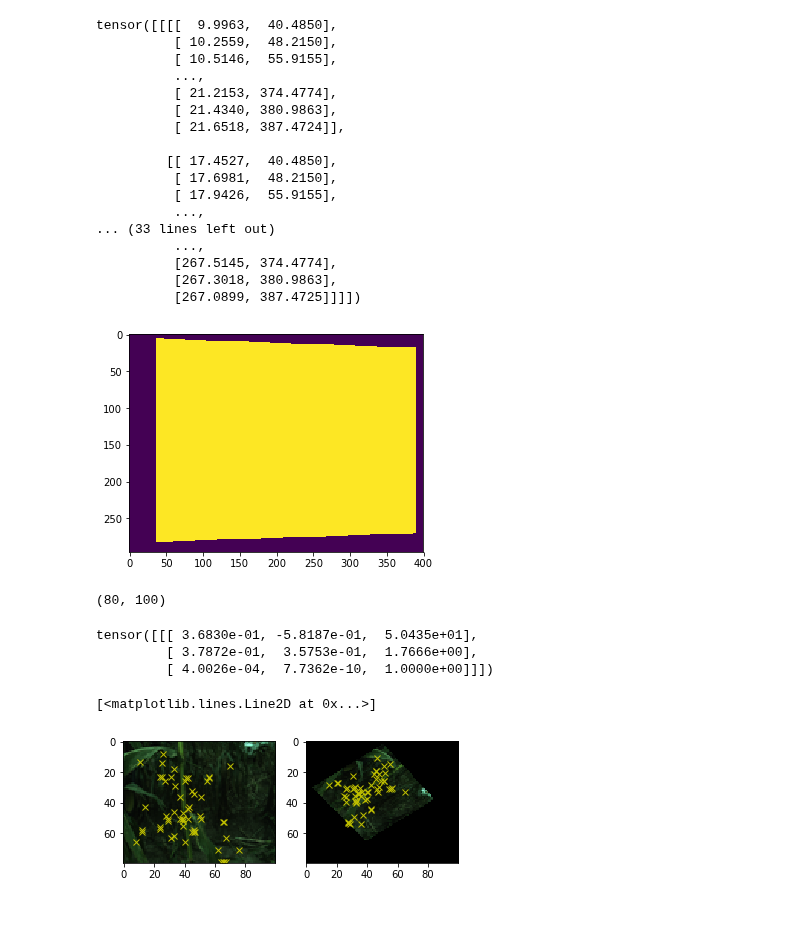
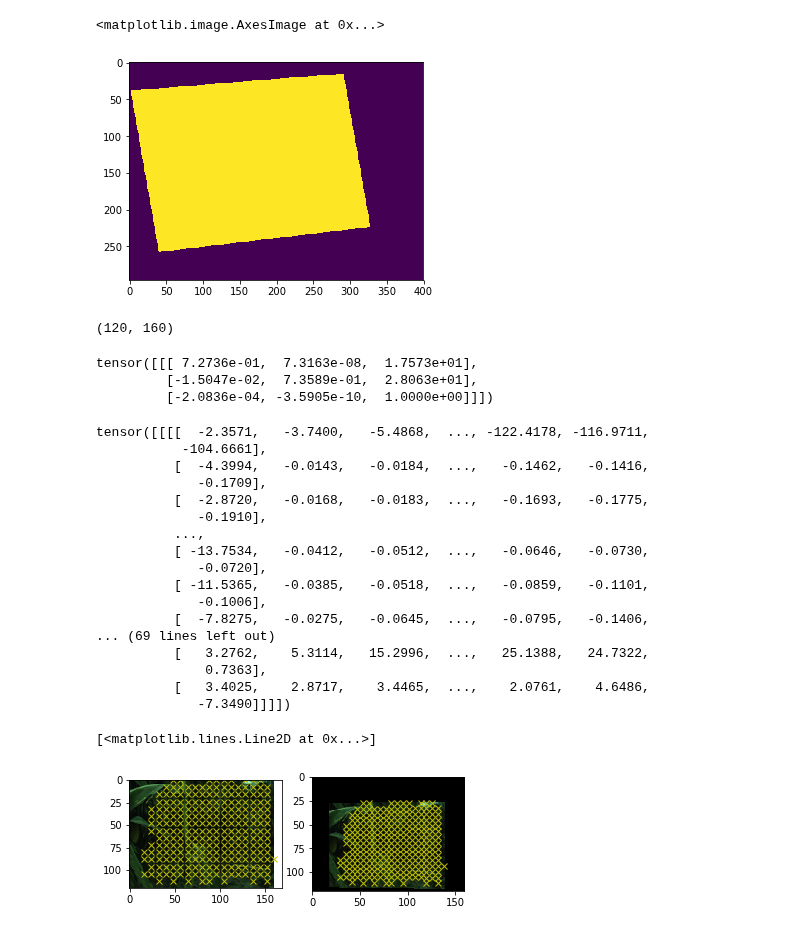
Before and after one commit to srini-cmu/specialized-superpoint, a Jupyter notebook: homography.ipynb, the cells around one changed output. Cells and saved outputs as stored; diff of their text form; code cells hidden in the pictures.

```diff
--- a/homography.ipynb
+++ b/homography.ipynb
@@ -37,27 +37,11 @@ warped_p_hw, bound, mask = warp_point(invert_homography(homographies), p_hw)
 # %%
 plt.figure()
 plt.imshow(mask[0])
-print(warped_p_hw)
+#print(warped_p_hw)
 #plt.plot()
 # %% [output]
-tensor([[[[  9.9963,  40.4850],
-          [ 10.2559,  48.2150],
-          [ 10.5146,  55.9155],
-          ...,
-          [ 21.2153, 374.4774],
-          [ 21.4340, 380.9863],
-          [ 21.6518, 387.4724]],
-
-         [[ 17.4527,  40.4850],
-          [ 17.6981,  48.2150],
-          [ 17.9426,  55.9155],
-          ...,
-... (33 lines left out)
-          ...,
-          [267.5145, 374.4774],
-          [267.3018, 380.9863],
-          [267.0899, 387.4725]]]])
+<matplotlib.image.AxesImage at 0x...>
-[figure, old version]
+[figure, new version]
 # %%
 # test warp_point method
 # I use 300 400 to check the bound and mask is working, (matrix value is not meaningful though)
@@ -139,10 +123,10 @@ def warp_point(homo, pts, need_mask=True):
     return torch.transpose(res,1,2)[:,:,:-1].view(B,H,W,2), bound.view(B,H,W), np.array(mask)
 # %%
 # parameter
-threshold = 0.9
+threshold = 0.2
 config = dict()
-config['threshold'] = 0.4
-config['aggregation'] = 'pts' # 'mean'
+config['threshold'] = 0.3
+config['aggregation'] = 'mean' # 'mean'
 config['num'] = 10 # how many homography adaptation to perform per image
 config['patch_ratio'] = 0.8
 
@@ -155,9 +139,9 @@ criterion = nn.Softmax(dim=1) #reduction='elementwise_sum')
 # load in images
 img_dir = '../test_coco/'
 imgsList = os.listdir(img_dir)
-clr_imgs = [Image.open(img_dir+img).resize((100,80),Image.ANTIALIAS) for img in imgsList]
+clr_imgs = [Image.open(img_dir+img).resize((400,300),Image.ANTIALIAS) for img in imgsList]
 
-clr_plant = Image.open('../tesrt/qc_left_br_023_1481830517.76.png').resize((100,80),Image.ANTIALIAS)
+clr_plant = Image.open('../tesrt/qc_left_br_023_1481830517.76.png').resize((160,120),Image.ANTIALIAS)
 # net = model.eval()
 
 # a = {}
@@ -171,17 +155,17 @@ clr_plant = Image.open('../tesrt/qc_left_br_023_1481830517.76.png').resize((100,
 # print('counts shape:',a['counts'].shape)
 # print('patches shape:',len(a['patches']))
 
-# show_results(a,10)
+# show_results(a,1)
 
 #clr_img_array = np.array(clr_imgs[5].convert('L'))
 clr_img_array = np.array(clr_plant.convert('L'))
 print(clr_img_array.shape)
 # %% [output]
-(80, 100)
+(120, 160)
 # %%
 shape = torch.ones([2])
-shape[0] = 80 # height
-shape[1] = 100 # width
+shape[0] = 120 # height
+shape[1] = 160 # width
 H,pts = sample_homography(shape)
 invH = invert_homography(H)
 invH_np = invH[0].numpy()
@@ -190,40 +174,57 @@ H_np = H.numpy()
 mat_homo = flat2mat(H)
 print(mat_homo)
 # %% [output]
-tensor([[[ 3.6830e-01, -5.8187e-01,  5.0435e+01],
-         [ 3.7872e-01,  3.5753e-01,  1.7666e+00],
-         [ 4.0026e-04,  7.7362e-10,  1.0000e+00]]])
+tensor([[[ 7.2736e-01,  7.3163e-08,  1.7573e+01],
+         [-1.5047e-02,  7.3589e-01,  2.8063e+01],
+         [-2.0836e-04, -3.5905e-10,  1.0000e+00]]])
 # %%
 # example usage of homo_adapt_helper
 pts = homo_adapt_helper(clr_img_array,model)
 
 # show selected points
 fig=plt.figure()
 fig.add_subplot(1,2,1)
 plt.imshow(clr_plant)
 plt.plot(pts[:,0],pts[:,1],'xy')
 
 test_warped = clr_plant.transform(size=clr_plant.size,
                      method=Image.PERSPECTIVE,
                      data=invH_np,# test_H, # test_inv_H,
                      resample=Image.BILINEAR)
 # warped
 fig.add_subplot(1,2,2)
 plt.imshow(test_warped)
 
-res = warp_pseudo_gt_pts(H,np.expand_dims(pts,axis=0))
+res = warp_pseudo_gt_pts(invert_homography(invH),np.expand_dims(pts,axis=0))
 res = res[0].numpy()
+
 
 # pts = torch.cat((torch.from_numpy(pts).float(),torch.ones(len(pts),1)),dim=-1).transpose(0,1)
 # res = torch.matmul(mat_homo[0],pts)
 # res = res/res[2,:]#.unsqueeze(0)
 # res = torch.transpose(res,0,1).numpy()
-# print(res.shape)
 
 plt.plot(res[:,0],res[:,1],'xy')
 # %% [output]
-[<matplotlib.lines.Line2D at 0x...>]
+tensor([[[[  -2.3571,   -3.7400,   -5.4868,  ..., -122.4178, -116.9711,
+           -104.6661],
+          [  -4.3994,   -0.0143,   -0.0184,  ...,   -0.1462,   -0.1416,
+             -0.1709],
+          [  -2.8720,   -0.0168,   -0.0183,  ...,   -0.1693,   -0.1775,
+             -0.1910],
+          ...,
+          [ -13.7534,   -0.0412,   -0.0512,  ...,   -0.0646,   -0.0730,
+             -0.0720],
+          [ -11.5365,   -0.0385,   -0.0518,  ...,   -0.0859,   -0.1101,
+             -0.1006],
+          [  -7.8275,   -0.0275,   -0.0645,  ...,   -0.0795,   -0.1406,
+... (69 lines left out)
+          [   3.2762,    5.3114,   15.2996,  ...,   25.1388,   24.7322,
+              0.7363],
+          [   3.4025,    2.8717,    3.4465,  ...,    2.0761,    4.6486,
+             -7.3490]]]])
+[<matplotlib.lines.Line2D at 0x...>]
-[figure, old version]
+[figure, new version]
 # %%
 def homo_adapt_helper(image, net):
     """
```
Also changed, not shown: parts of 1 cell of this notebook, 4 other files.
